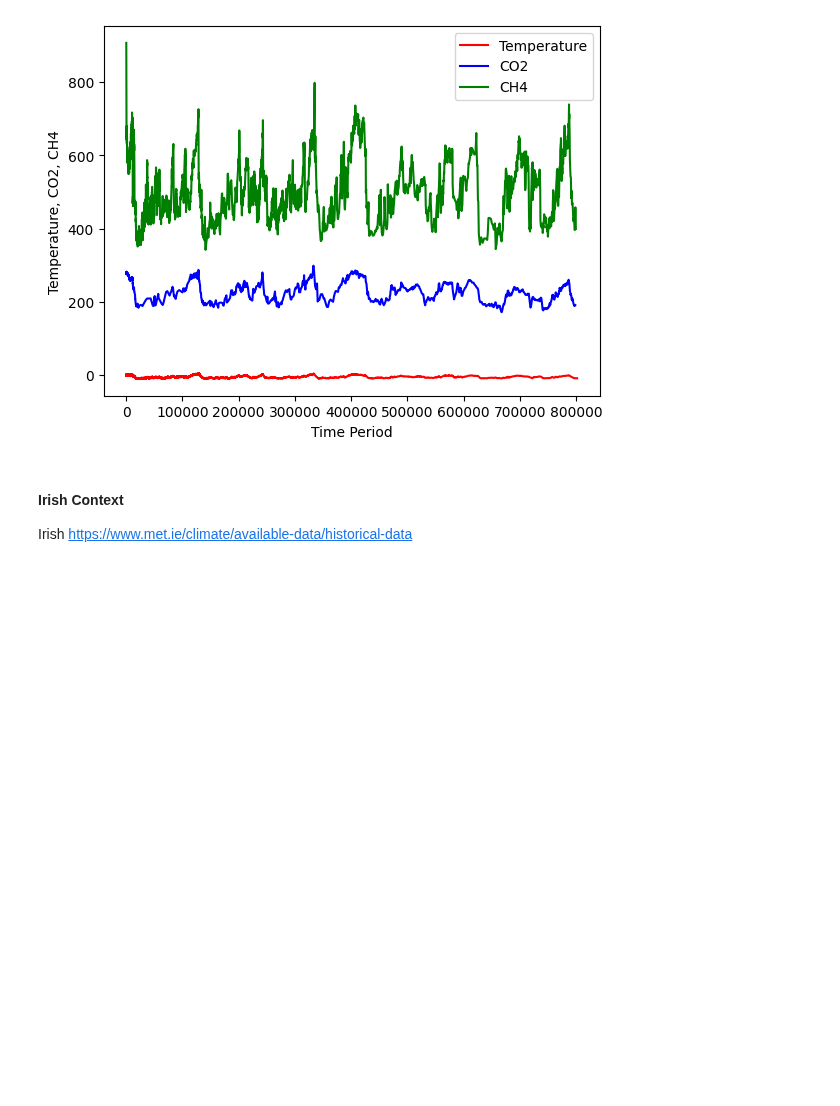
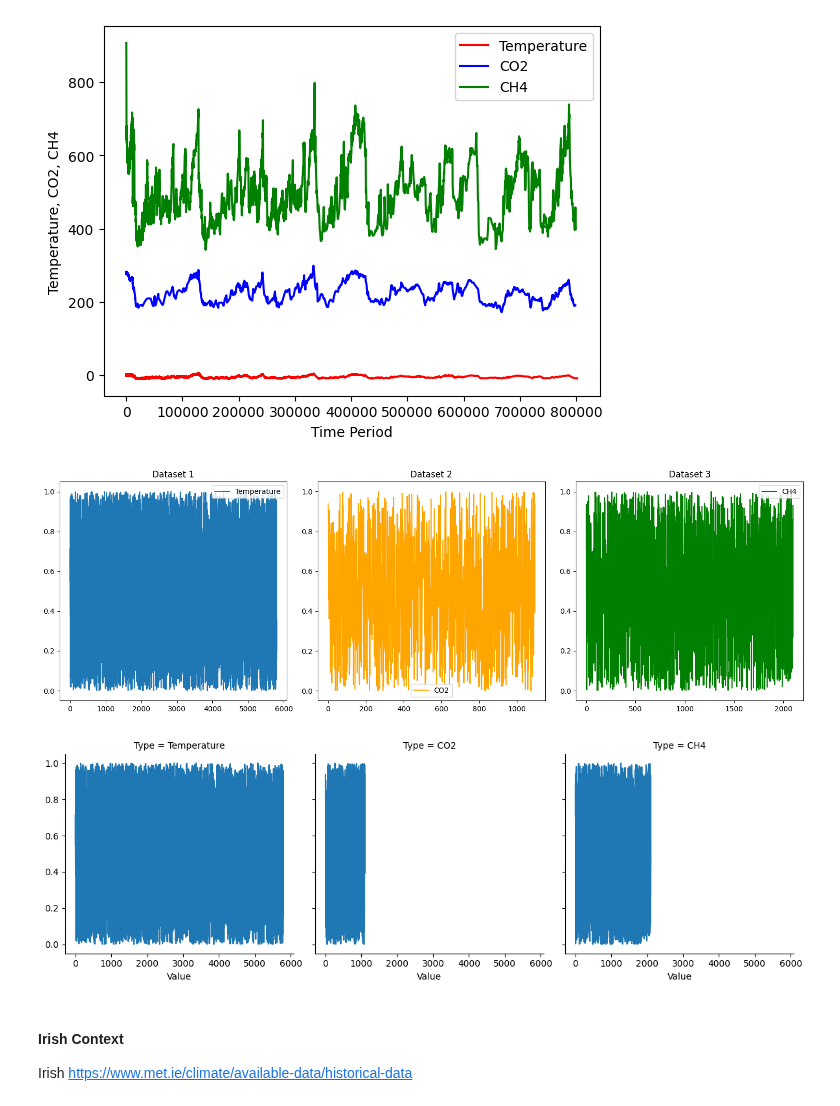
Before and after one commit to Tanjasta/PFDA_Assignment2, a Jupyter notebook: PFDA_Assignment2.ipynb, the cells around one changed output. Drawn from its saved outputs; the diff is of its cells as text; code cells hidden in the pictures; blank space fills up the shorter version.

Commit message:
graphs added to visualise 3 fuesed files

```diff
--- a/PFDA_Assignment2.ipynb
+++ b/PFDA_Assignment2.ipynb
@@ -547,6 +549,56 @@ plt.legend()
 # %% [output]
 <matplotlib.legend.Legend at 0x...>
 [figure]
+# %%
+import matplotlib.pyplot as plt
+import seaborn as sns
+import numpy as np
+import pandas as pd
+
+data1 = pd.read_csv("Fused_Temperature.csv")
+data2 = pd.read_csv("Fused_CO2.csv")
+data3 = pd.read_csv("Fused_CH4.csv")
+
+# Simulating three datasets with different row counts
+np.random.seed(0)
+data1 = pd.DataFrame({'Value': np.random.rand(5800), 'Type': 'Temperature'})
+data2 = pd.DataFrame({'Value': np.random.rand(1095), 'Type': 'CO2'})
+data3 = pd.DataFrame({'Value': np.random.rand(2100), 'Type': 'CH4'})
+
+# Concatenate all data into a single DataFrame for seaborn plotting
+all_data = pd.concat([data1, data2, data3])
+
+# Matplotlib example: Plotting with subplots
+plt.figure(figsize=(15, 5))
+
+# First dataset
+plt.subplot(1, 3, 1)
+plt.plot(data1['Value'], label='Temperature')
+plt.title('Dataset 1')
+plt.legend()
+
+# Second dataset
+plt.subplot(1, 3, 2)
+plt.plot(data2['Value'], label='CO2', color='orange')
+plt.title('Dataset 2')
+plt.legend()
+
+# Third dataset
+plt.subplot(1, 3, 3)
+plt.plot(data3['Value'], label='CH4', color='green')
+plt.title('Dataset 3')
+plt.legend()
+
+plt.tight_layout()
+plt.show()
+
+# Seaborn example: Using FacetGrid to create subplots
+g = sns.FacetGrid(all_data, col="Type", col_wrap=3, height=4)
+g.map(plt.plot, "Value")
+plt.show()
+# %% [output]
+[figure, added]
+[figure, added]
 # %% [markdown]
 #### Irish Context
 
```
Also changed, not shown: parts of 1 cell of this notebook.
